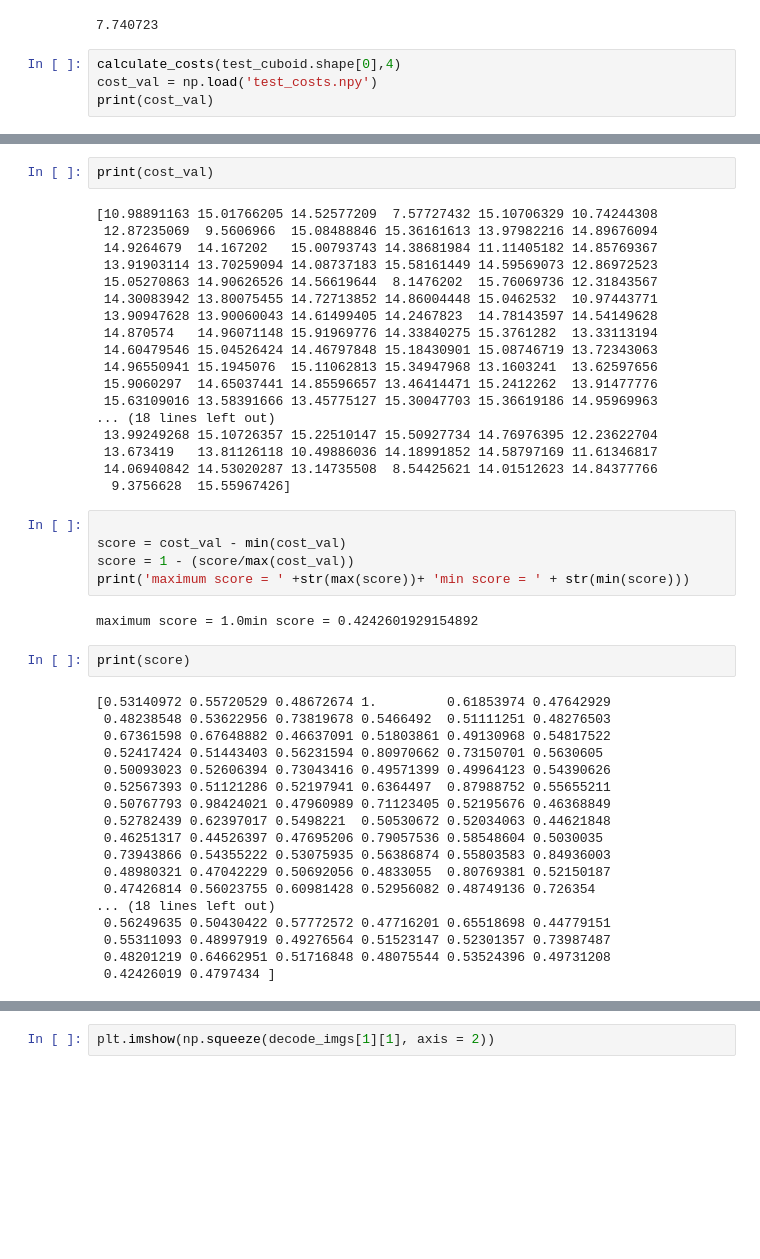
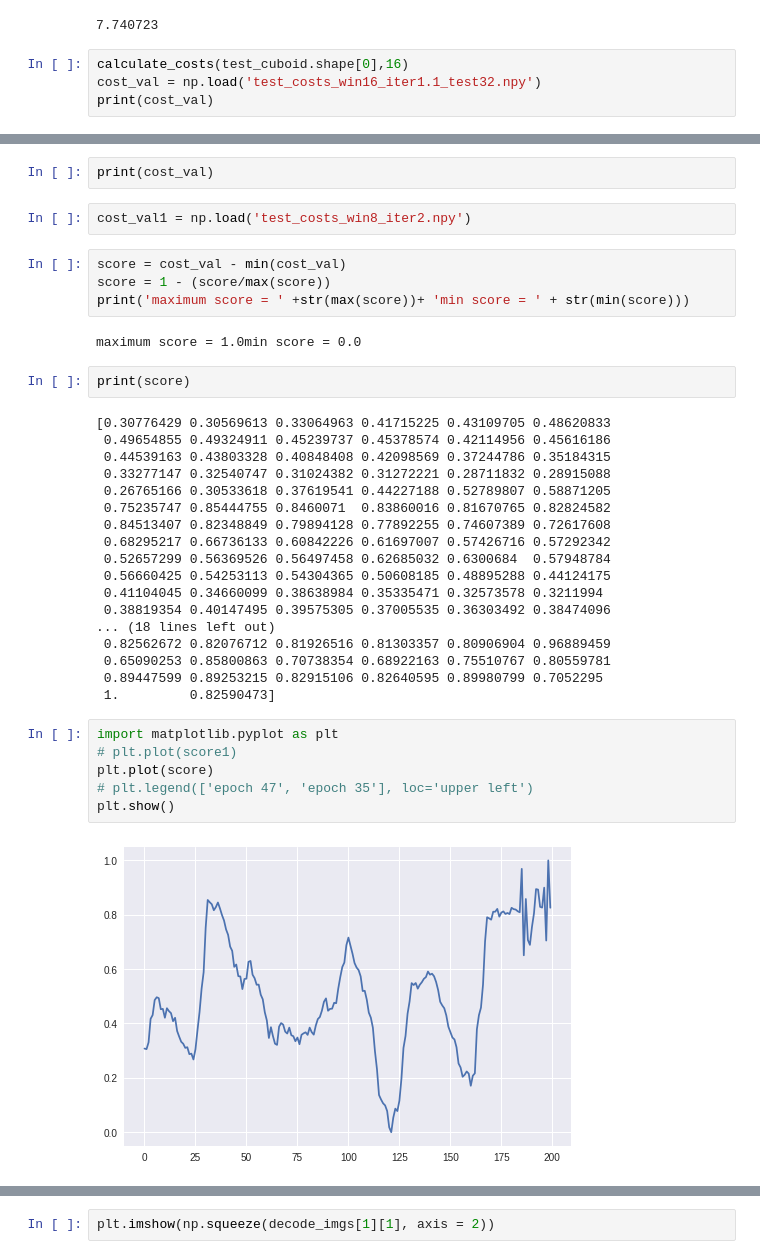
Before and after one commit to MChamith/SpatioAE, a Jupyter notebook: trainae.ipynb, the cells around one changed output, grey strips where cells are left out. Cells and saved outputs as stored; diff of their text form; blank space fills up the shorter version.

```diff
--- a/trainae.ipynb
+++ b/trainae.ipynb
@@ -411,7 +683,7 @@ print(np.linalg.norm(np.squeeze(decode_imgs[1][2])-np.squeeze(test_cuboid[1][2])
 # %% [output]
 7.740723
 # %%
-calculate_costs(test_cuboid.shape[0],4)
-cost_val = np.load('test_costs.npy')
+calculate_costs(test_cuboid.shape[0],16)
+cost_val = np.load('test_costs_win16_iter1.1_test32.npy')
 print(cost_val)
 # %% [output]
@@ -435,50 +707,41 @@ print(cost_val)
 # %%
 print(cost_val)
-# %% [output]
-[10.98891163 15.01766205 14.52577209  7.57727432 15.10706329 10.74244308
- 12.87235069  9.5606966  15.08488846 15.36161613 13.97982216 14.89676094
- 14.9264679  14.167202   15.00793743 14.38681984 11.11405182 14.85769367
- 13.91903114 13.70259094 14.08737183 15.58161449 14.59569073 12.86972523
- 15.05270863 14.90626526 14.56619644  8.1476202  15.76069736 12.31843567
- 14.30083942 13.80075455 14.72713852 14.86004448 15.0462532  10.97443771
- 13.90947628 13.90060043 14.61499405 14.2467823  14.78143597 14.54149628
- 14.870574   14.96071148 15.91969776 14.33840275 15.3761282  13.33113194
- 14.60479546 15.04526424 14.46797848 15.18430901 15.08746719 13.72343063
- 14.96550941 15.1945076  15.11062813 15.34947968 13.1603241  13.62597656
- 15.9060297  14.65037441 14.85596657 13.46414471 15.2412262  13.91477776
- 15.63109016 13.58391666 13.45775127 15.30047703 15.36619186 14.95969963
-... (18 lines left out)
- 13.99249268 15.10726357 15.22510147 15.50927734 14.76976395 12.23622704
- 13.673419   13.81126118 10.49886036 14.18991852 14.58797169 11.61346817
- 14.06940842 14.53020287 13.14735508  8.54425621 14.01512623 14.84377766
-  9.3756628  15.55967426]
+# %%
+cost_val1 = np.load('test_costs_win8_iter2.npy')
 # %%
-
 score = cost_val - min(cost_val)
-score = 1 - (score/max(cost_val))
+score = 1 - (score/max(score))
 print('maximum score = ' +str(max(score))+ 'min score = ' + str(min(score)))
 # %% [output]
-maximum score = 1.0min score = 0.4242601929154892
+maximum score = 1.0min score = 0.0
 # %%
 print(score)
 # %% [output]
-[0.53140972 0.55720529 0.48672674 1.         0.61853974 0.47642929
- 0.48238548 0.53622956 0.73819678 0.5466492  0.51111251 0.48276503
- 0.67361598 0.67648882 0.46637091 0.51803861 0.49130968 0.54817522
- 0.52417424 0.51443403 0.56231594 0.80970662 0.73150701 0.5630605
- 0.50093023 0.52606394 0.73043416 0.49571399 0.49964123 0.54390626
- 0.52567393 0.51121286 0.52197941 0.6364497  0.87988752 0.55655211
- 0.50767793 0.98424021 0.47960989 0.71123405 0.52195676 0.46368849
- 0.52782439 0.62397017 0.5498221  0.50530672 0.52034063 0.44621848
- 0.46251317 0.44526397 0.47695206 0.79057536 0.58548604 0.5030035
- 0.73943866 0.54355222 0.53075935 0.56386874 0.55803583 0.84936003
- 0.48980321 0.47042229 0.50692056 0.4833055  0.80769381 0.52150187
- 0.47426814 0.56023755 0.60981428 0.52956082 0.48749136 0.726354
+[0.30776429 0.30569613 0.33064963 0.41715225 0.43109705 0.48620833
+ 0.49654855 0.49324911 0.45239737 0.45378574 0.42114956 0.45616186
+ 0.44539163 0.43803328 0.40848408 0.42098569 0.37244786 0.35184315
+ 0.33277147 0.32540747 0.31024382 0.31272221 0.28711832 0.28915088
+ 0.26765166 0.30533618 0.37619541 0.44227188 0.52789807 0.58871205
+ 0.75235747 0.85444755 0.8460071  0.83860016 0.81670765 0.82824582
+ 0.84513407 0.82348849 0.79894128 0.77892255 0.74607389 0.72617608
+ 0.68295217 0.66736133 0.60842226 0.61697007 0.57426716 0.57292342
+ 0.52657299 0.56369526 0.56497458 0.62685032 0.6300684  0.57948784
+ 0.56660425 0.54253113 0.54304365 0.50608185 0.48895288 0.44124175
+ 0.41104045 0.34660099 0.38638984 0.35335471 0.32573578 0.3211994
+ 0.38819354 0.40147495 0.39575305 0.37005535 0.36303492 0.38474096
 ... (18 lines left out)
- 0.56249635 0.50430422 0.57772572 0.47716201 0.65518698 0.44779151
- 0.55311093 0.48997919 0.49276564 0.51523147 0.52301357 0.73987487
- 0.48201219 0.64662951 0.51716848 0.48075544 0.53524396 0.49731208
- 0.42426019 0.4797434 ]
+ 0.82562672 0.82076712 0.81926516 0.81303357 0.80906904 0.96889459
+ 0.65090253 0.85800863 0.70738354 0.68922163 0.75510767 0.80559781
+ 0.89447599 0.89253215 0.82915106 0.82640595 0.89980799 0.7052295
+ 1.         0.82590473]
+# %%
+import matplotlib.pyplot as plt
+# plt.plot(score1)
+plt.plot(score)
+# plt.legend(['epoch 47', 'epoch 35'], loc='upper left')
+plt.show()
+# %% [output]
+[figure, added]
 # %%
 import matplotlib.pyplot as plt
 from PIL import Image
```
Also changed, not shown: parts of 33 cells of this notebook.
